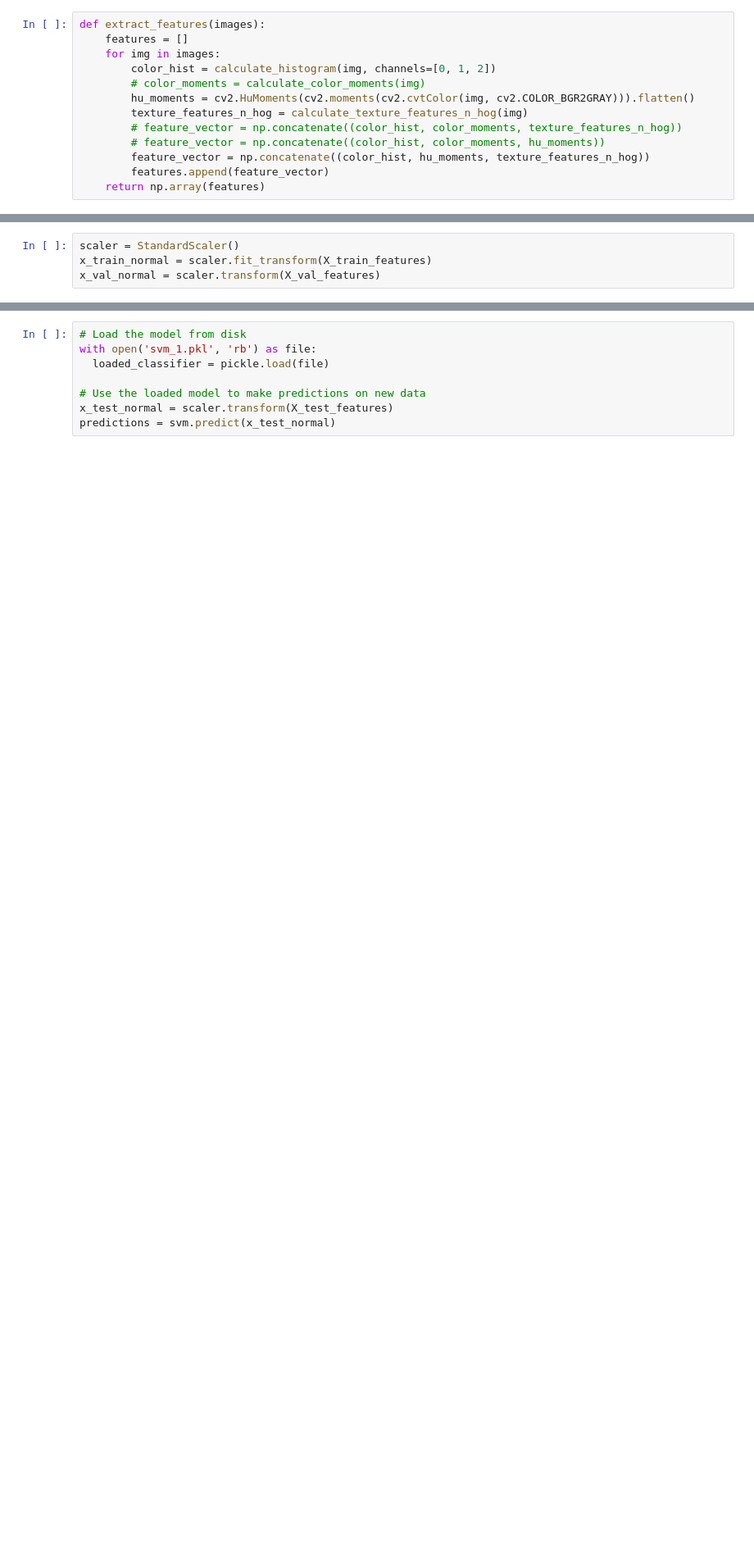
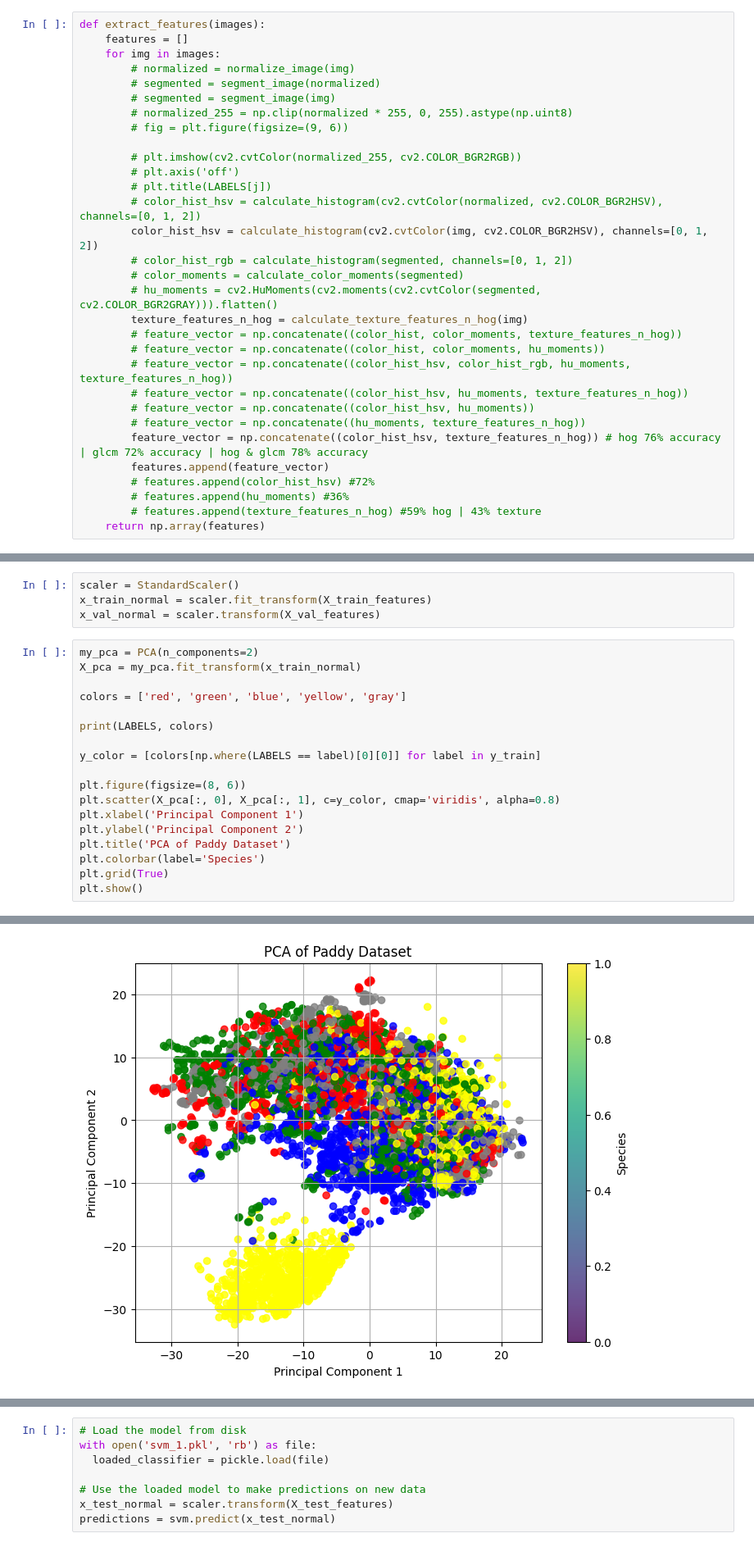
Before and after one commit to Malbamario/Rice_Disease_Classification, a Jupyter notebook: exp_1.ipynb, the cells around one changed output, grey strips where cells are left out. Shown at 82% size. Drawn from its saved outputs; the diff is of its cells as text; blank space fills up the shorter version.

```diff
--- a/exp_1.ipynb
+++ b/exp_1.ipynb
@@ -141,14 +416,32 @@ def calculate_histogram(image, channels, mask=None, histSize=[256], ranges=[0, 2
 def extract_features(images):
     features = []
     for img in images:
-        color_hist = calculate_histogram(img, channels=[0, 1, 2])
-        # color_moments = calculate_color_moments(img)
-        hu_moments = cv2.HuMoments(cv2.moments(cv2.cvtColor(img, cv2.COLOR_BGR2GRAY))).flatten()
+        # normalized = normalize_image(img)
+        # segmented = segment_image(normalized)
+        # segmented = segment_image(img)
+        # normalized_255 = np.clip(normalized * 255, 0, 255).astype(np.uint8)
+        # fig = plt.figure(figsize=(9, 6))
+
+        # plt.imshow(cv2.cvtColor(normalized_255, cv2.COLOR_BGR2RGB))
+        # plt.axis('off')
+        # plt.title(LABELS[j])
+        # color_hist_hsv = calculate_histogram(cv2.cvtColor(normalized, cv2.COLOR_BGR2HSV), channels=[0, 1, 2])
+        color_hist_hsv = calculate_histogram(cv2.cvtColor(img, cv2.COLOR_BGR2HSV), channels=[0, 1, 2])
+        # color_hist_rgb = calculate_histogram(segmented, channels=[0, 1, 2])
+        # color_moments = calculate_color_moments(segmented)
+        # hu_moments = cv2.HuMoments(cv2.moments(cv2.cvtColor(segmented, cv2.COLOR_BGR2GRAY))).flatten()
         texture_features_n_hog = calculate_texture_features_n_hog(img)
         # feature_vector = np.concatenate((color_hist, color_moments, texture_features_n_hog))
         # feature_vector = np.concatenate((color_hist, color_moments, hu_moments))
-        feature_vector = np.concatenate((color_hist, hu_moments, texture_features_n_hog))
+        # feature_vector = np.concatenate((color_hist_hsv, color_hist_rgb, hu_moments, texture_features_n_hog))
+        # feature_vector = np.concatenate((color_hist_hsv, hu_moments, texture_features_n_hog))
+        # feature_vector = np.concatenate((color_hist_hsv, hu_moments))
+        # feature_vector = np.concatenate((hu_moments, texture_features_n_hog))
+        feature_vector = np.concatenate((color_hist_hsv, texture_features_n_hog)) # hog 76% accuracy | glcm 72% accuracy | hog & glcm 78% accuracy
         features.append(feature_vector)
+        # features.append(color_hist_hsv) #72%
+        # features.append(hu_moments) #36%
+        # features.append(texture_features_n_hog) #59% hog | 43% texture
     return np.array(features)
 # %%
 feature_img1 = extract_features([X_train[0]])
@@ -165,3 +459,22 @@ KeyboardInterrupt:
 scaler = StandardScaler()
 x_train_normal = scaler.fit_transform(X_train_features)
 x_val_normal = scaler.transform(X_val_features)
+# %%
+my_pca = PCA(n_components=2)
+X_pca = my_pca.fit_transform(x_train_normal)
+
+colors = ['red', 'green', 'blue', 'yellow', 'gray']
+
+print(LABELS, colors)
+
+y_color = [colors[np.where(LABELS == label)[0][0]] for label in y_train]
+
+plt.figure(figsize=(8, 6))
+plt.scatter(X_pca[:, 0], X_pca[:, 1], c=y_color, cmap='viridis', alpha=0.8)
+plt.xlabel('Principal Component 1')
+plt.ylabel('Principal Component 2')
+plt.title('PCA of Paddy Dataset')
+plt.colorbar(label='Species')
+plt.grid(True)
+plt.show()
+# %% [output]
@@ -167,0 +482 @@ x_val_normal = scaler.transform(X_val_features)
+[figure, added]
```
Also changed, not shown: parts of 45 cells of this notebook, 59 other files.
